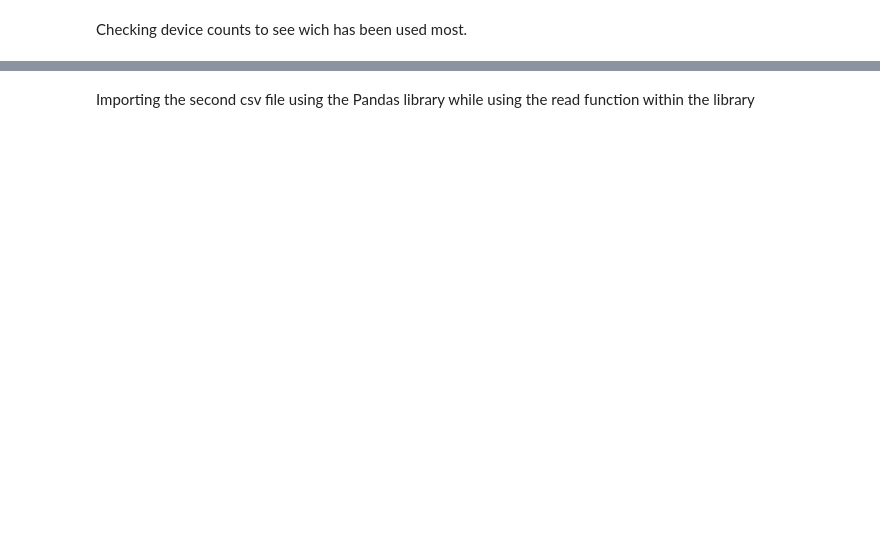
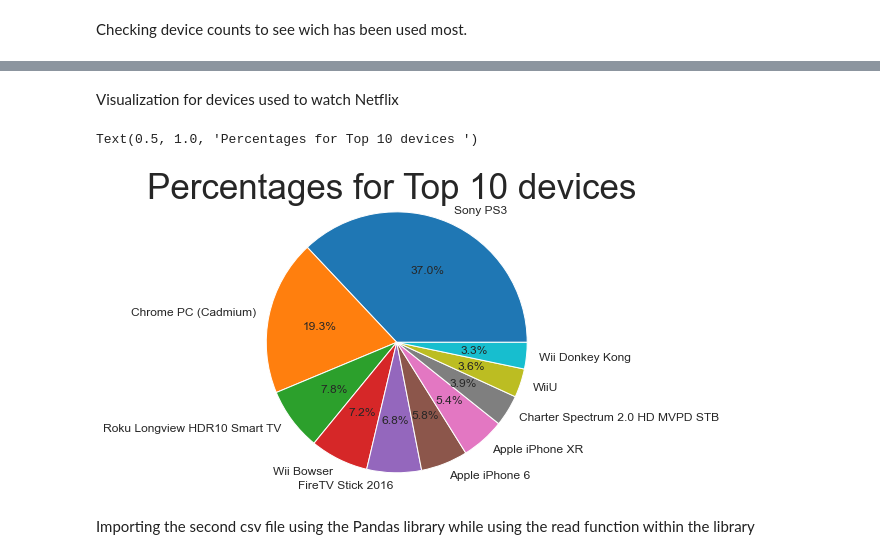
Before and after one commit to darrenc9828/My_Netflix_data_analysis, a Jupyter notebook: My_Netflix_data_analysis.ipynb, the cells around one changed output, grey strips where cells are left out. Cells and saved outputs as stored; diff of their text form; code cells hidden in the pictures; blank space fills up the shorter version.

```diff
--- a/My_Netflix_data_analysis.ipynb
+++ b/My_Netflix_data_analysis.ipynb
@@ -300,0 +300,4 @@ Name: Device Type, dtype: int64
+# %%
+# Devices used overtime in the dataset to watch Netflix in household
+devices = newdf['Device Type'].value_counts()
+devices
@@ -301,3 +322,14 @@ Name: Device Type, dtype: int64
+# %% [markdown]
+Visualization for devices used to watch Netflix
+# %%
+# Top 10 devices used to watch Netflix
+plot = devices[0:10].plot.pie( fontsize=12, legend = False,
+    autopct='%1.1f%%',radius = 1.5, frame= False, normalize = True,
+        startangle=0)
+plt.title('Percentages for Top 10 devices ',fontsize =35,pad= 35 )
+# %% [output]
+Text(0.5, 1.0, 'Percentages for Top 10 devices ')
+[figure, added]
 # %% [markdown]
 Importing the second csv file using the Pandas library while using the read function within the library
 # %%
```
Also changed, not shown: parts of 12 cells of this notebook, 2 other files.
